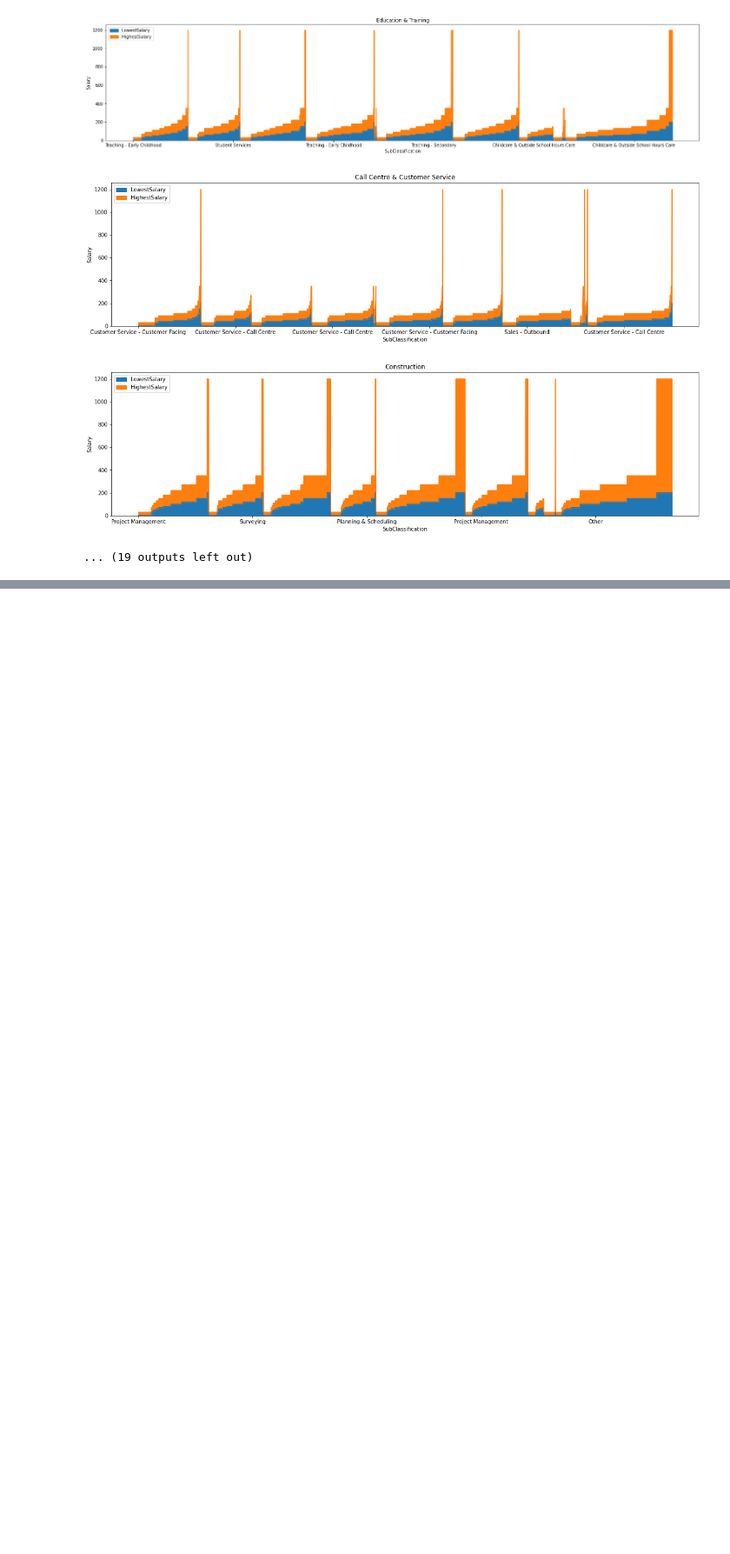
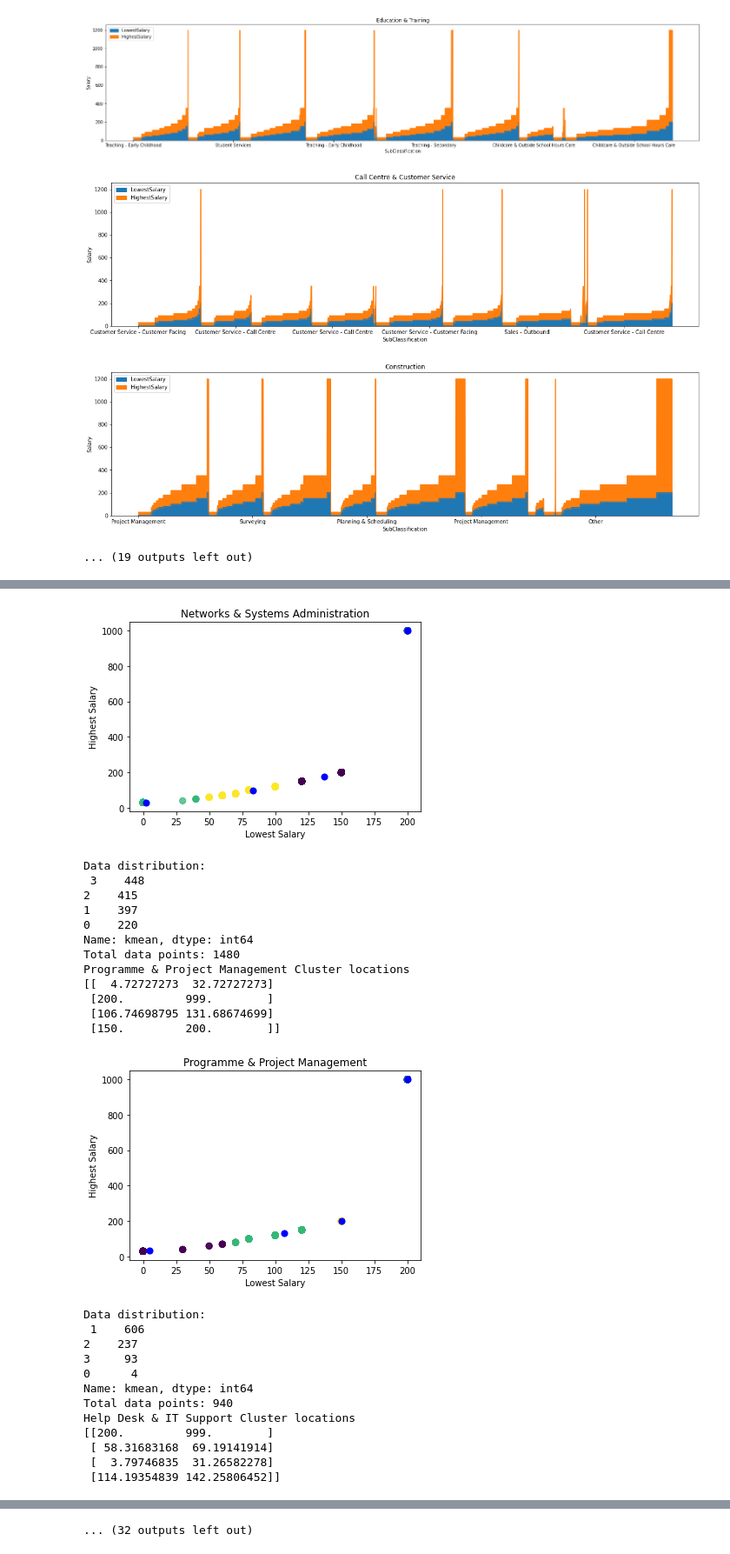
Before and after one commit to WTW257/s5132262_3803ICT, a Jupyter notebook: Assignment.ipynb, the cells around one changed output, grey strips where cells are left out. Shown at 87% size. Drawn from its saved outputs; the diff is of its cells as text; code cells hidden in the pictures; blank space fills up the shorter version.

```diff
--- a/Assignment.ipynb
+++ b/Assignment.ipynb
@@ -849,0 +737,31 @@ Seeking Technical Business Analyst / Data Analyst with strong VBA, Excel skills
+# %%
+# Part 4: Case Studies
+# Question 1 - Determine the best job sector for Mathew by analysing the ICT Sector
+data17 = data[['Classification','SubClassification','LowestSalary', 'HighestSalary']].copy()
+data17 = data17.loc[data17['Classification'] == 'Information & Communication Technology']
+data17 = data17.drop(columns='Classification')
+data17l = data17['SubClassification'].unique()
+
+# Iterate through every subclassification and produce the cluster's and plot each point by lowest and highest salary
+for i in data17l:
+    # All of the following code is to produce scatter plots
+    # Each of these shows the clustering of every salary and the appropriate cluster to determine the salary distribution
+    # Filter data for selected SubClassification
+    data171 = data17.loc[data17['SubClassification'] == i]
+    data171 = data171.drop(columns='SubClassification')
+    # Apply k means to the data and extract the appropriate cluster centers - 3 clusters have been defined
+    km = KMeans(n_clusters=4).fit(data171)
+    kcenters = km.cluster_centers_
+    data171['kmean'] = km.labels_
+    print("Data distribution:\n",data171['kmean'].value_counts())
+    print("Total data points:", data171['kmean'].value_counts().sum())
+    print (i, "Cluster locations")
+    print(kcenters)
+    # Place the data on the scatter plot and color based closest center.
+    plt.scatter(data171['LowestSalary'], data171['HighestSalary'], c= km.labels_.astype(float), s=50, alpha=0.5)
+    plt.scatter(kcenters[:, 0], kcenters[:, 1], c='blue', s=50)
+    plt.title(i)
+    plt.xlabel('Lowest Salary')
+    plt.ylabel('Highest Salary')
+    plt.show()
+# %% [output]
@@ -849,0 +780,26 @@ Seeking Technical Business Analyst / Data Analyst with strong VBA, Excel skills
+[figure, added]
+Data distribution:
+ 3    448
+2    415
+1    397
+0    220
+Name: kmean, dtype: int64
+Total data points: 1480
+Programme & Project Management Cluster locations
+[[  4.72727273  32.72727273]
+ [200.         999.        ]
+ [106.74698795 131.68674699]
+ [150.         200.        ]]
+[figure, added]
+Data distribution:
+ 1    606
+2    237
+3     93
+0      4
+Name: kmean, dtype: int64
+Total data points: 940
+Help Desk & IT Support Cluster locations
+[[200.         999.        ]
+ [ 58.31683168  69.19141914]
+ [  3.79746835  31.26582278]
+ [114.19354839 142.25806452]]
@@ -849,0 +846 @@ Seeking Technical Business Analyst / Data Analyst with strong VBA, Excel skills
+... (32 outputs left out)
```
Also changed, not shown: parts of 24 cells of this notebook.
